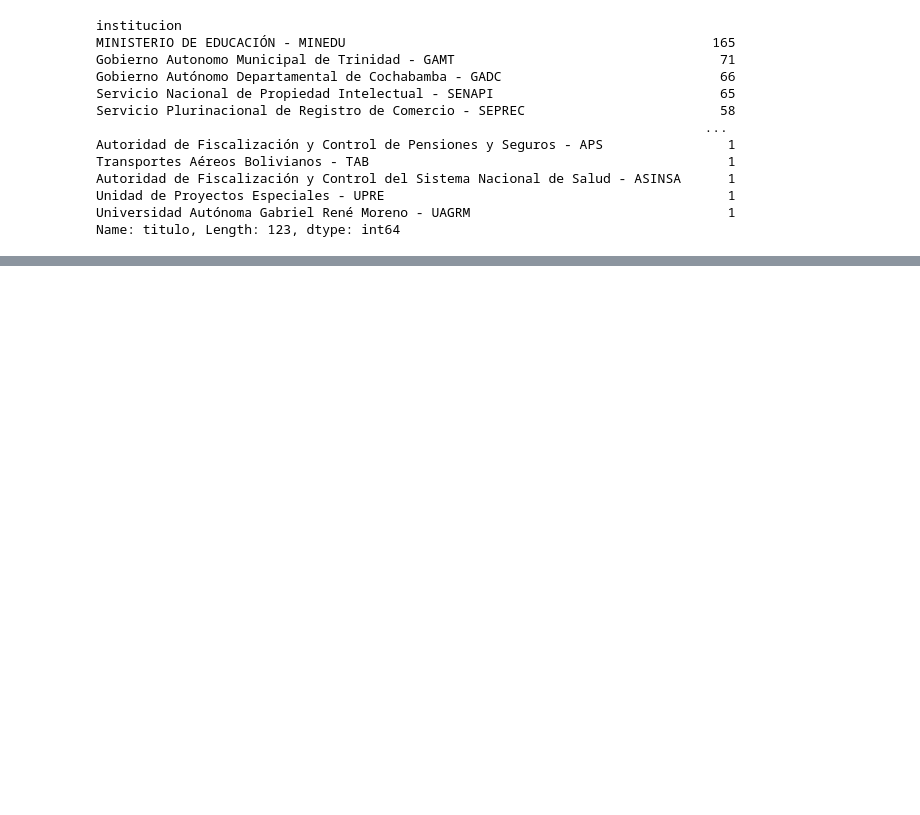
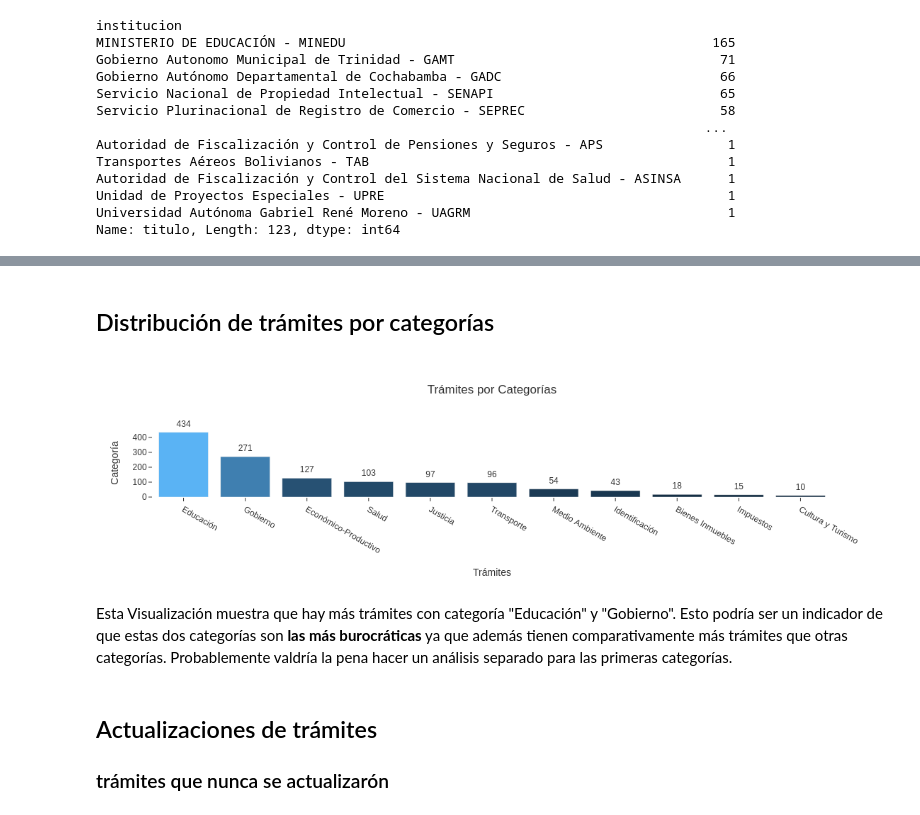
Before and after one commit to strymsg/gob.bo, a Jupyter notebook: notebooks/análisis1.ipynb, the cells around one changed output, grey strips where cells are left out. Drawn from its saved outputs; the diff is of its cells as text; code cells hidden in the pictures; blank space fills up the shorter version.

Commit message:
Agregando notebook de Análisis 1

```diff
--- a/notebooks/análisis1.ipynb
+++ b/notebooks/análisis1.ipynb
@@ -183,0 +264,18 @@ df[df['institucion']=='Agencia de Gobierno Electrónico y Tecnologías de la Inf
+# %% [markdown]
+## Distribución de trámites por categorías
+# %%
+serie = df.groupby('categoria').count()['titulo'].sort_values(ascending=False)
+#n_samples = int(len(serie)*0.18)
+n_samples = len(serie)
+
+barchart_vertical(serie.index, serie.values, color=serie[:n_samples].values,
+                   title='Trámites por Categorías', height=320,
+                  y_title='Categoría', x_title='Trámites')
+# %% [output]
+[figure, added]
+# %% [markdown]
+Esta Visualización muestra que hay más trámites con categoría "Educación" y "Gobierno". Esto podría ser un indicador de que estas dos categorías son **las más burocráticas** ya que además tienen comparativamente más trámites que otras categorías. Probablemente valdría la pena hacer un análisis separado para las primeras categorías.
+# %% [markdown]
+## Actualizaciones de trámites
+
+### trámites que nunca se actualizarón
```
Also changed, not shown: parts of 34 cells of this notebook, 2 other files.
